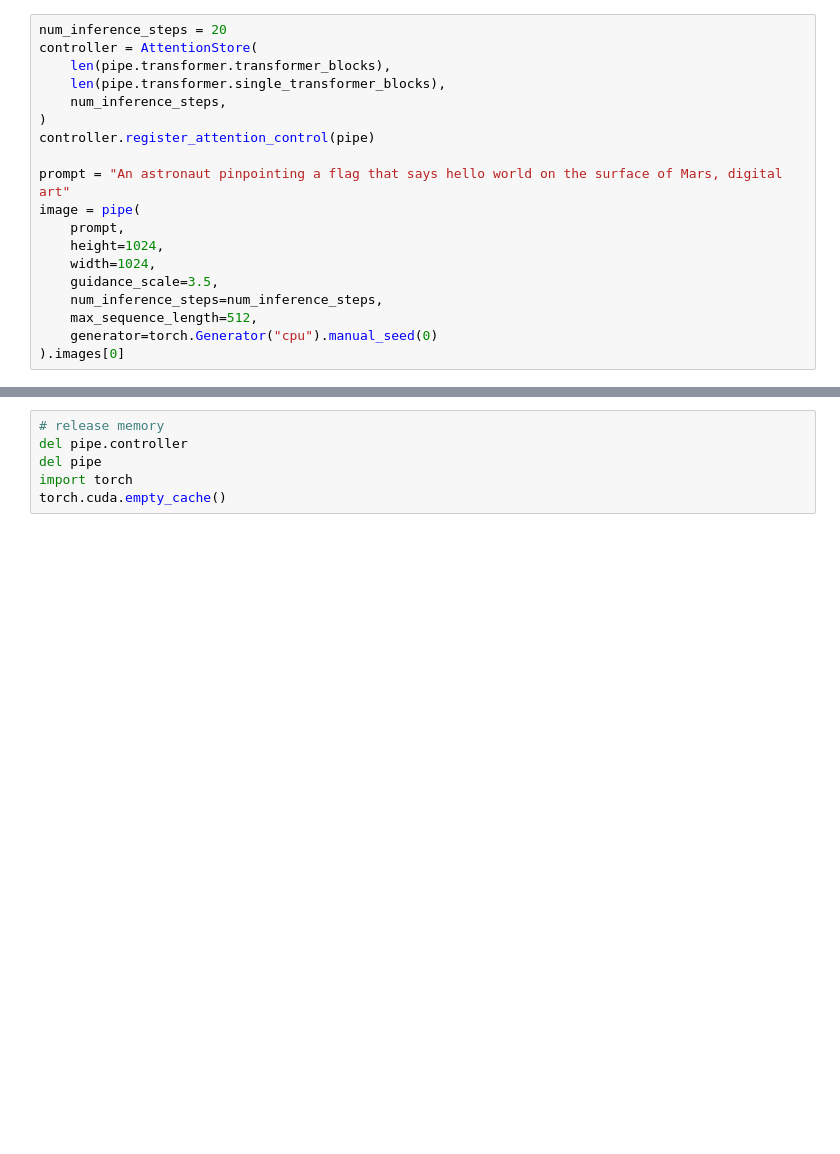
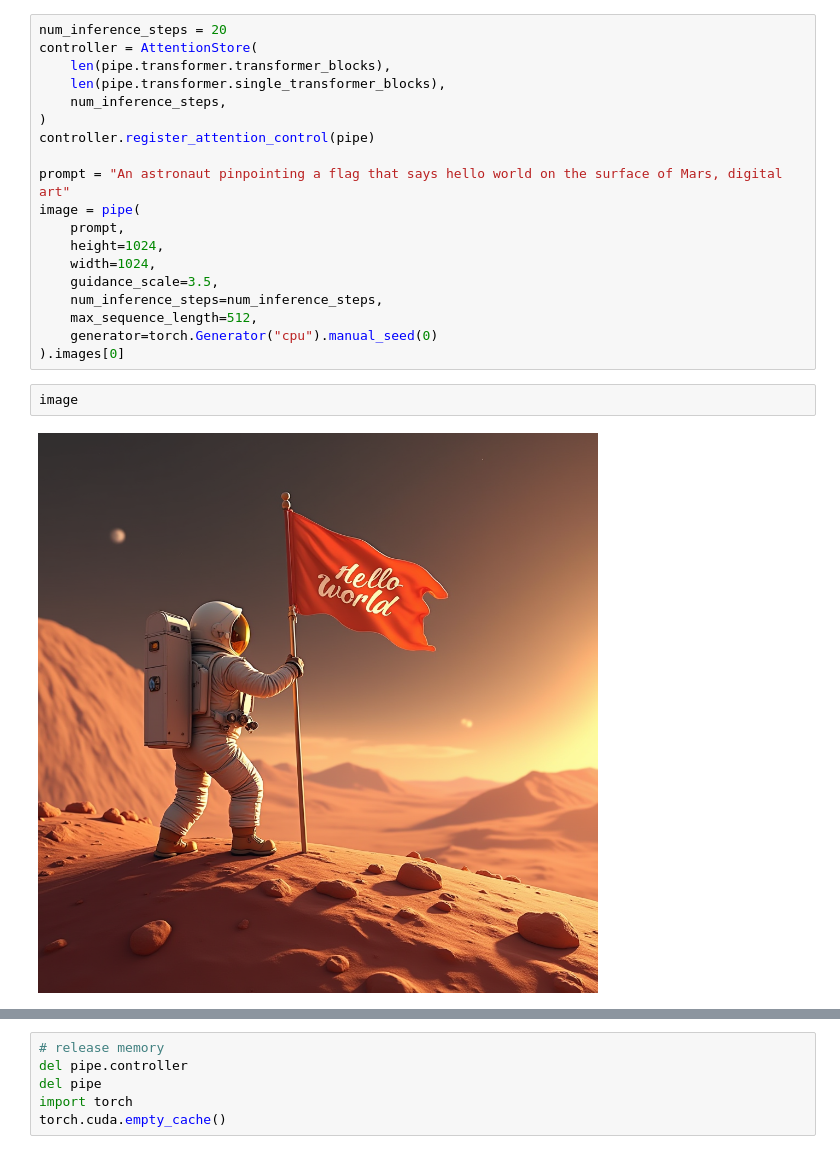
Before and after one commit to Richard-Zheng/p2p_flux, a Jupyter notebook: flux_p2p.ipynb, the cells around one changed output, grey strips where cells are left out. Cells and saved outputs as stored; diff of their text form; blank space fills up the shorter version.

```diff
--- a/flux_p2p.ipynb
+++ b/flux_p2p.ipynb
@@ -25,6 +25,10 @@ image = pipe(
     max_sequence_length=512,
     generator=torch.Generator("cpu").manual_seed(0)
 ).images[0]
+# %%
+image
+# %% [output]
+[figure, added]
 # %%
 from PIL import Image, ImageDraw, ImageFont
 from typing import Optional, Union, Tuple, List, Callable, Dict
```
Also changed, not shown: parts of 2 cells of this notebook.
